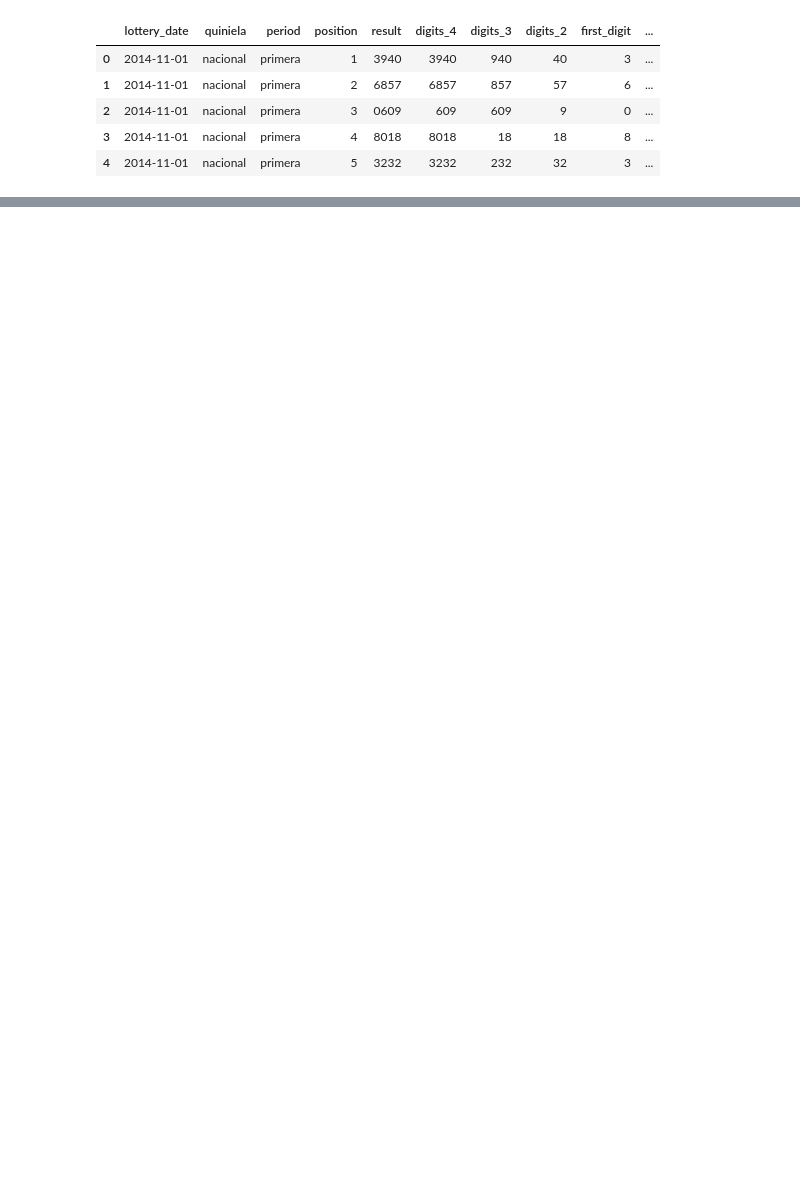
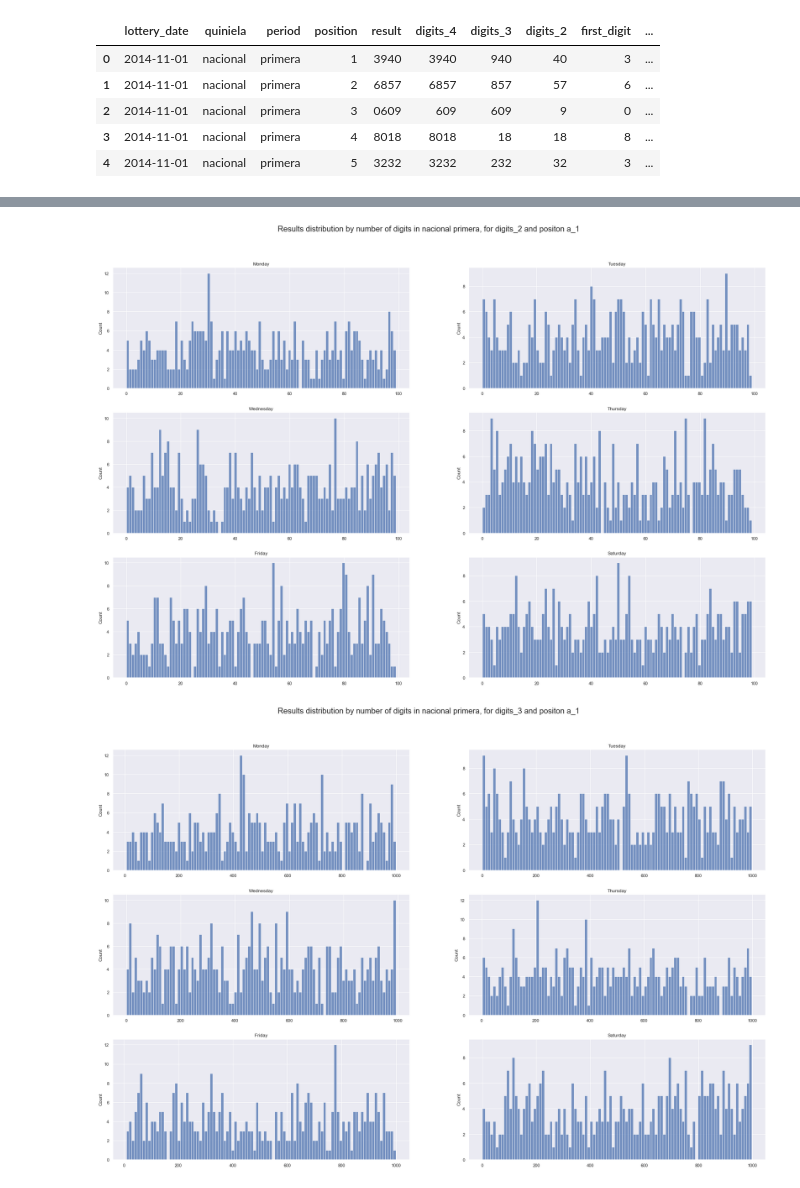
Before and after one commit to A-M-Perez/ML_Quiniela, a Jupyter notebook: Quiniela.ipynb, the cells around one changed output, grey strips where cells are left out. Saved outputs shown, nothing was run; the diff lists cells and outputs as text; code cells hidden in the pictures; blank space fills up the shorter version.

Commit message:
EDA and Data cleaning from 2/2/23

```diff
--- a/Quiniela.ipynb
+++ b/Quiniela.ipynb
@@ -249,0 +328,40 @@ a los 20
+# %%
+# Create function to display distributions by the different days of the week
+def display_occurrences_in_time(period_in, number_in, position_in=''):
+
+    # Determine the title text to be displayed, depending on what -if any- position group is passed as an argument
+    position_string = ('positon ' + position_in) if position_in != '' else 'no particular position'
+
+    # Create 6 subplots (3 rows by 2 columns)
+    fig, ax = plt.subplots(3,2, figsize=(30,15))
+    plt.subplots_adjust(top=1.1)
+
+    # Define the title of the chart, based on the selections, to make it descriptive of what you are looking at
+    plt.suptitle('Results distribution by number of digits in {} {}, for {} and {}'.format(quiniela_name, period_in, number_in, position_string), fontsize=20, y=1.2)
+
+    # Create a temporary dataframe, filtering by the period and position group passed as an argument to the function
+    df_temp = df_quiniela[
+        (df_quiniela['period'] == period_in)
+        & (df_quiniela['position_group'] == position_in if position_in != '' else df_quiniela['position'] <= 20)
+        ].sort_values(by=number_in)
+
+    # Change the number of bins based on number of digits: 100 if it is more than 1, 10 if it is one digit
+    bin_number = 100 if 'digits' in number_in else 10
+
+    # Filter and create dataframes for each day of the week
+    df_mon = df_temp[df_temp['day_of_week'] == 0]
+    df_tue = df_temp[df_temp['day_of_week'] == 1]
+    df_wed = df_temp[df_temp['day_of_week'] == 2]
+    df_thu = df_temp[df_temp['day_of_week'] == 3]
+    df_fri = df_temp[df_temp['day_of_week'] == 4]
+    df_sat = df_temp[df_temp['day_of_week'] == 5]
+
+    # Create the histograms for the selections and for each day
+    sns.histplot(data=df_mon, x=df_mon[number_in], bins=bin_number, ax=ax[0,0]).set(title='Monday', xlabel=None)
+    sns.histplot(data=df_tue, x=df_tue[number_in], bins=bin_number, ax=ax[0,1]).set(title='Tuesday', xlabel=None)
+    sns.histplot(data=df_wed, x=df_wed[number_in], bins=bin_number, ax=ax[1,0]).set(title='Wednesday', xlabel=None)
+    sns.histplot(data=df_thu, x=df_thu[number_in], bins=bin_number, ax=ax[1,1]).set(title='Thursday', xlabel=None)
+    sns.histplot(data=df_fri, x=df_fri[number_in], bins=bin_number, ax=ax[2,0]).set(title='Friday', xlabel=None)
+    sns.histplot(data=df_sat, x=df_sat[number_in], bins=bin_number, ax=ax[2,1]).set(title='Saturday', xlabel=None)
+
+    return plt.show()
@@ -249,0 +374,7 @@ a los 20
+# %%
+# Check distributions for 2 and 3 digits, at the first position, by the day of the week
+display_occurrences_in_time('primera', 'digits_2', 'a_1')
+display_occurrences_in_time('primera', 'digits_3', 'a_1')
+# %% [output]
+[figure, added]
+[figure, added]
```
Also changed, not shown: parts of 32 cells of this notebook.
